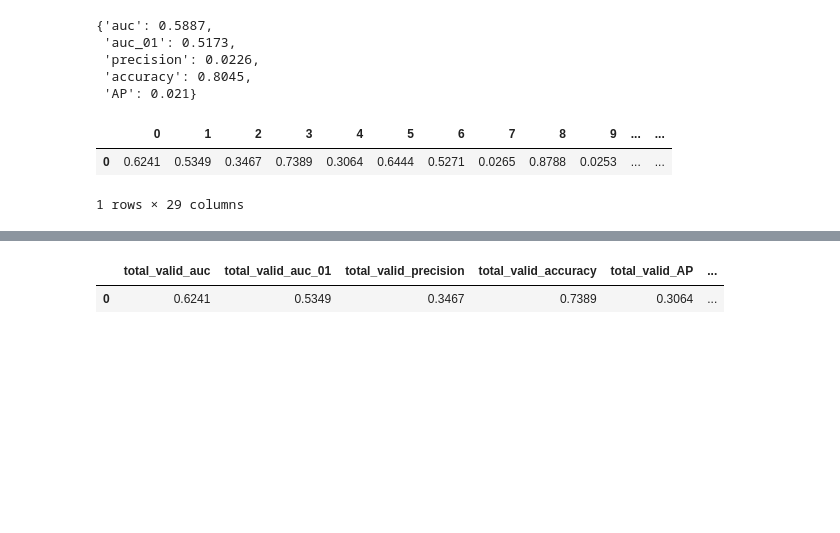
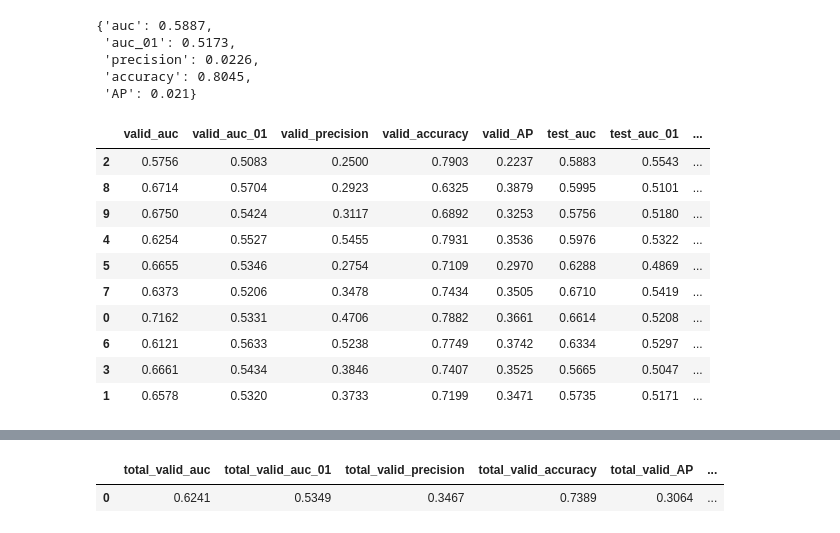
Before and after one commit to richieYT-wan/PyNNalign, a Jupyter notebook: notebooks/Untitled.ipynb, the cells around one changed output, grey strips where cells are left out. Cells and saved outputs as stored; diff of their text form; code cells hidden in the pictures; blank space fills up the shorter version.

```diff
--- a/notebooks/Untitled.ipynb
+++ b/notebooks/Untitled.ipynb
@@ -159,23 +159,21 @@ for subdir in subdirs:
     test_metrics.columns = [f'test_{x}' for x in test_metrics.columns]
     per_fold.append(pd.concat([valid_metrics, test_metrics], axis=1).assign(fold=fold))
 per_fold, valid_preds, test_preds = pd.concat(per_fold), pd.concat(valid_preds), pd.concat(test_preds)
-# Adding mean perf
-per_fold = per_fold.sort_values('fold').append(per_fold.mean(axis=0), ignore_index=True).replace(to_replace={'fold':4.5}, value='average')
-# Adding HP
-per_fold = pd.concat([per_fold, pd.concat([pd.DataFrame(hyperparams, index=[i]) for i in range(len(per_fold))])], axis=1)
-per_fold.to_csv(f'{maindir}{fold_dir}per_fold_results.csv', index=False)
-# Getting the mean & concat valid+test perf and returning to the mega df
-# Mean test:
-test_mean_preds = test_preds.groupby(['HLA','target','mutant']).agg(mean_pred=('pred','mean')).reset_index()
-test_mean_metrics = pd.DataFrame(get_metrics(test_mean_preds[tcol], test_mean_preds['mean_pred']), index=[0])
-test_mean_metrics.columns = [f'test_mean_{x}' for x in test_mean_metrics.columns]
-# Concat test:
-test_concat_metrics = pd.DataFrame(get_metrics(test_preds[tcol], test_preds[pcol]), index=[0])
-test_concat_metrics.columns = [f'test_concat_{x}' for x in test_concat_metrics.columns]
-# Concat Valid:
-total_valid_metrics = pd.DataFrame(get_metrics(valid_preds[tcol], valid_preds[pcol]), index=[0])
-total_valid_metrics.columns = [f'total_valid_{x}' for x in total_valid_metrics.columns]
+
+    # Adding HP
+# per_fold = pd.concat([per_fold, pd.concat([pd.DataFrame(hyperparams, index=[i]) for i in range(len(per_fold))])],
+#                          axis=1)
-# %% [output]
-|  | 0 | 1 | 2 | 3 | 4 | 5 | 6 | 7 | 8 | 9 | ... | ... |
-| 0 | 0.6241 | 0.5349 | 0.3467 | 0.7389 | 0.3064 | 0.6444 | 0.5271 | 0.0265 | 0.8788 | 0.0253 | ... | ... |
-1 rows × 29 columns
+# %%
+per_fold
+# %% [output]
+|  | valid_auc | valid_auc_01 | valid_precision | valid_accuracy | valid_AP | test_auc | test_auc_01 | ... |
+| 2 | 0.5756 | 0.5083 | 0.2500 | 0.7903 | 0.2237 | 0.5883 | 0.5543 | ... |
+| 8 | 0.6714 | 0.5704 | 0.2923 | 0.6325 | 0.3879 | 0.5995 | 0.5101 | ... |
+| 9 | 0.6750 | 0.5424 | 0.3117 | 0.6892 | 0.3253 | 0.5756 | 0.5180 | ... |
+| 4 | 0.6254 | 0.5527 | 0.5455 | 0.7931 | 0.3536 | 0.5976 | 0.5322 | ... |
+| 5 | 0.6655 | 0.5346 | 0.2754 | 0.7109 | 0.2970 | 0.6288 | 0.4869 | ... |
+| 7 | 0.6373 | 0.5206 | 0.3478 | 0.7434 | 0.3505 | 0.6710 | 0.5419 | ... |
+| 0 | 0.7162 | 0.5331 | 0.4706 | 0.7882 | 0.3661 | 0.6614 | 0.5208 | ... |
+| 6 | 0.6121 | 0.5633 | 0.5238 | 0.7749 | 0.3742 | 0.6334 | 0.5297 | ... |
+| 3 | 0.6661 | 0.5434 | 0.3846 | 0.7407 | 0.3525 | 0.5665 | 0.5047 | ... |
+| 1 | 0.6578 | 0.5320 | 0.3733 | 0.7199 | 0.3471 | 0.5735 | 0.5171 | ... |
```
Also changed, not shown: parts of 2 cells of this notebook, 3 other files.
